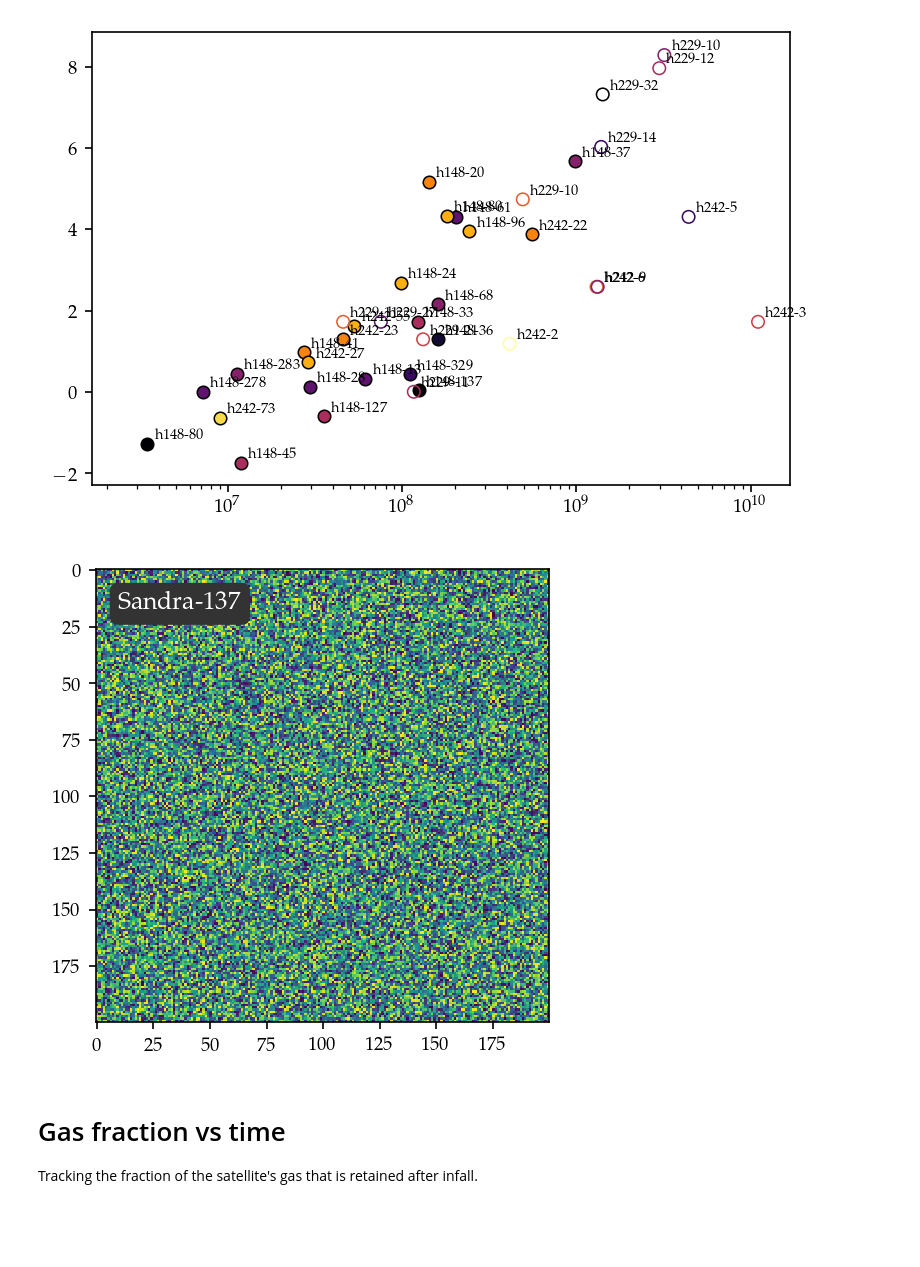
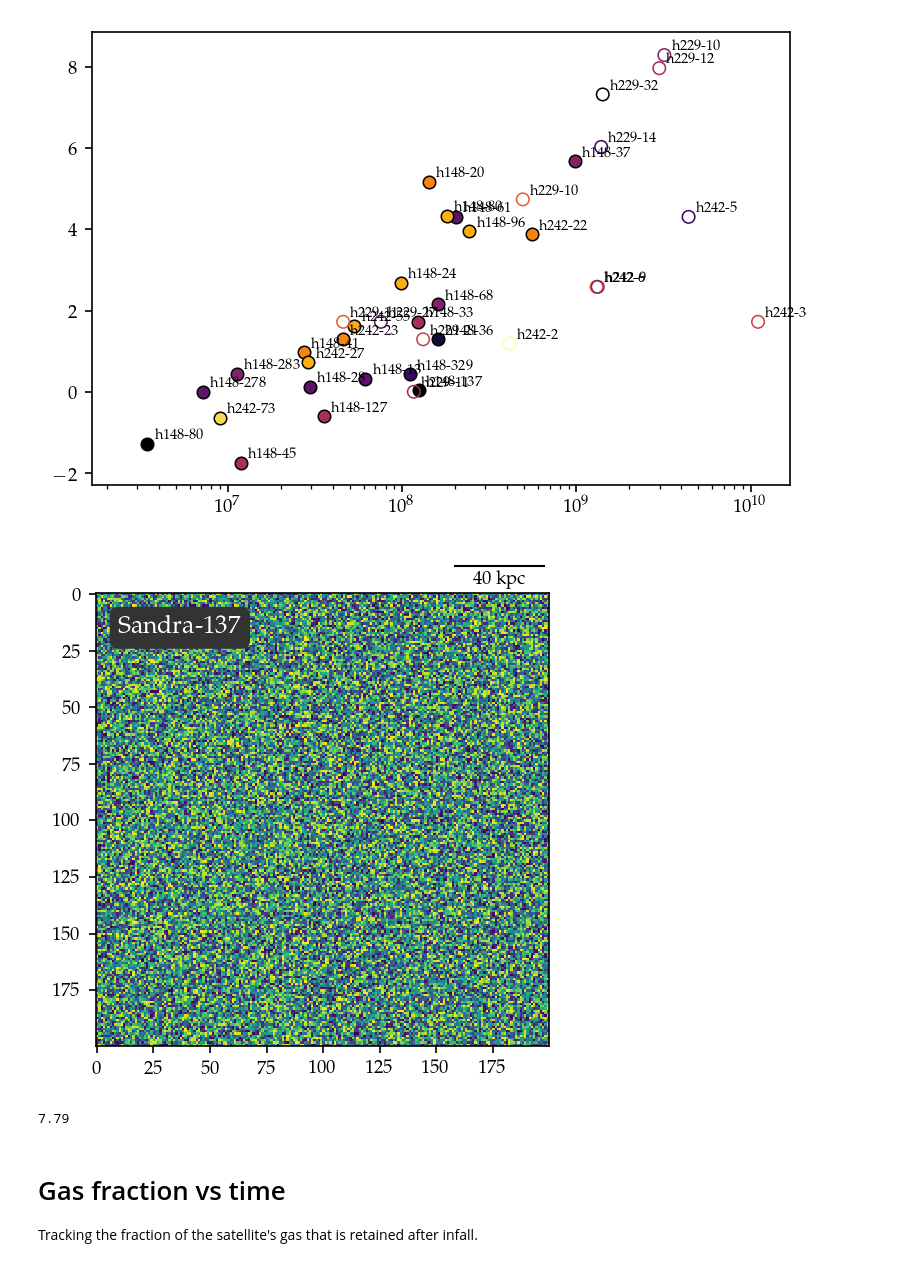
Before and after one commit to hollisakins/Justice_League_Code, a Jupyter notebook: Analysis/QuenchingTimescales/SFR_Quenching_Times.ipynb, the cells around one changed output. Drawn from its saved outputs; the diff is of its cells as text; code cells hidden in the pictures; blank space fills up the shorter version.

```diff
--- a/Analysis/QuenchingTimescales/SFR_Quenching_Times.ipynb
+++ b/Analysis/QuenchingTimescales/SFR_Quenching_Times.ipynb
@@ -1471,12 +1576,22 @@ plt.show()
 # %%
 im = np.random.rand(40000).reshape(200,200)
 fig, ax = plt.subplots(1,1,dpi=150)
 ax.imshow(im)
 
 ax.annotate('Sandra-137', (0.05,0.95), xycoords='axes fraction', va='top', ha='left', color='w', bbox=dict(boxstyle='round', color='0.2'), fontsize=12)
-fig.show()
+
+from mpl_toolkits.axes_grid1.anchored_artists import AnchoredSizeBar
+size = 40
+bar = AnchoredSizeBar(ax.transData, size, str(size)+' kpc', loc='lower right', bbox_to_anchor=(1.,1.), bbox_transform=ax.transAxes, color='k', frameon=False)
+ax.add_artist(bar)
+
+plt.show()
 # %% [output]
-[figure, old version]
+[figure, new version]
+# %%
+print(f"{np.log10(float(data[(data.haloid==33)&(data.sim=='h329')].M_gas_at_infall.tolist()[0])):.2f}")
+# %% [output]
+7.79
 # %% [markdown]
 # Gas fraction vs time
 
```
Also changed, not shown: parts of 13 cells of this notebook, 14 other files.
